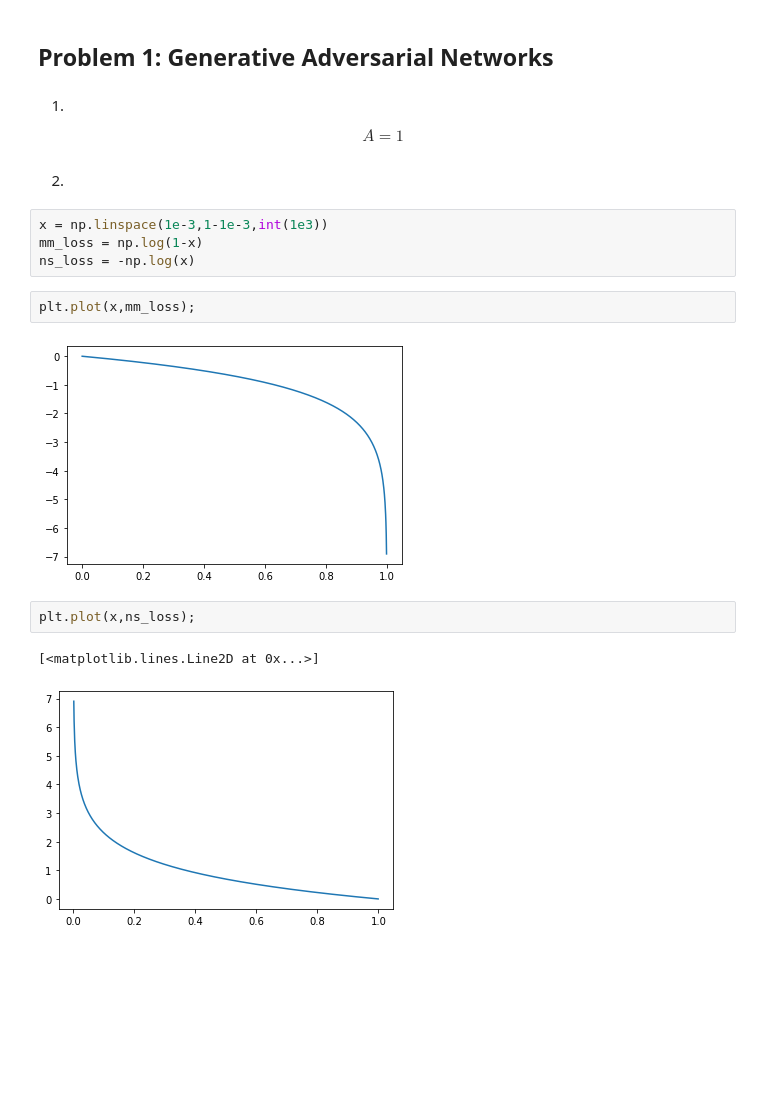
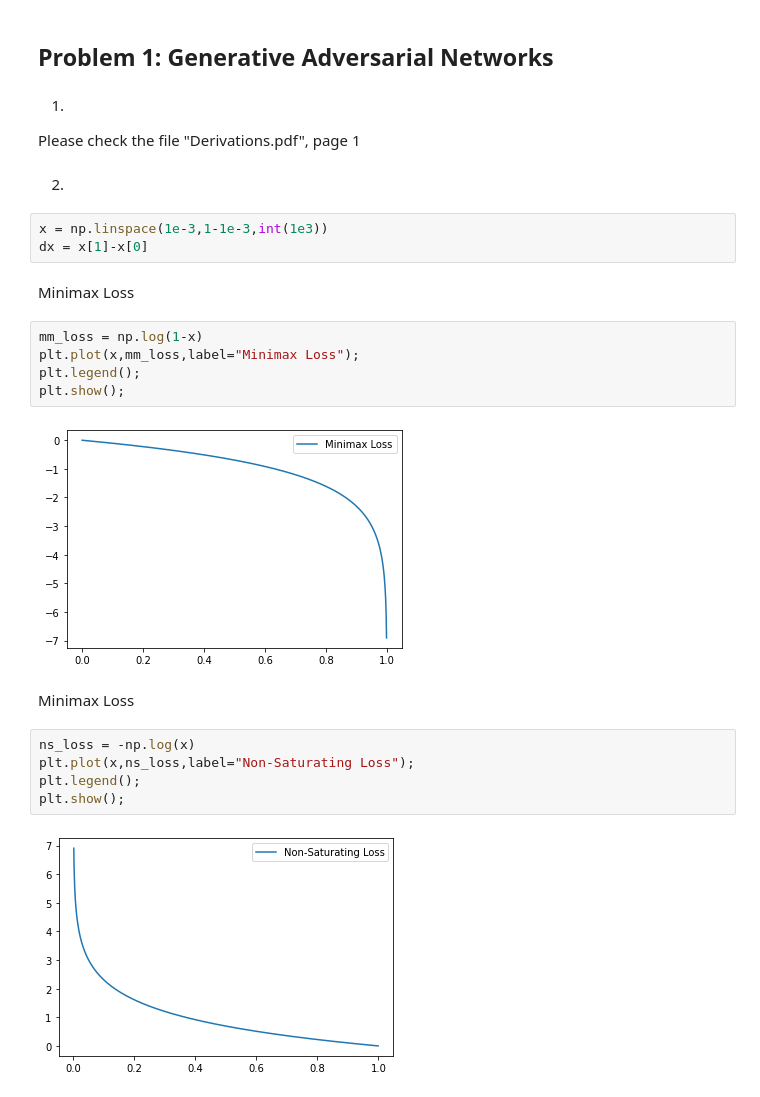
Before and after one commit to lcdbezerra/gans_course, a Jupyter notebook: hw1/Homework1.ipynb, the cells around one changed output. Cells and saved outputs as stored; diff of their text form; blank space fills up the shorter version.

```diff
--- a/hw1/Homework1.ipynb
+++ b/hw1/Homework1.ipynb
@@ -12,19 +12,27 @@ import torch
 # %% [markdown]
 1.
 
-$$ A = 1 $$
+Please check the file "Derivations.pdf", page 1
 # %% [markdown]
 2.
 # %%
 x = np.linspace(1e-3,1-1e-3,int(1e3))
-mm_loss = np.log(1-x)
-ns_loss = -np.log(x)
+dx = x[1]-x[0]
+# %% [markdown]
+Minimax Loss
 # %%
-plt.plot(x,mm_loss);
+mm_loss = np.log(1-x)
+plt.plot(x,mm_loss,label="Minimax Loss");
+plt.legend();
+plt.show();
 # %% [output]
-[figure, old version]
+[figure, new version]
+# %% [markdown]
+Minimax Loss
 # %%
-plt.plot(x,ns_loss);
+ns_loss = -np.log(x)
+plt.plot(x,ns_loss,label="Non-Saturating Loss");
+plt.legend();
+plt.show();
 # %% [output]
-[<matplotlib.lines.Line2D at 0x...>]
-[figure, old version]
+[figure, new version]
```
Also changed, not shown: parts of 5 cells of this notebook.
